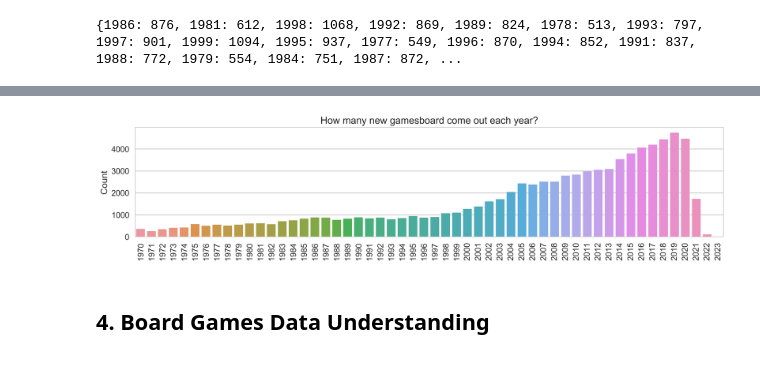
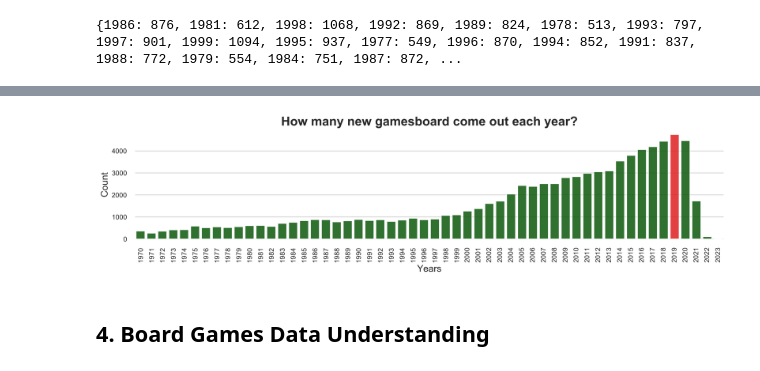
Before and after one commit to LourdesRodriguez/recommender_system, a Jupyter notebook: 2_Data_Understanding.ipynb, the cells around one changed output, grey strips where cells are left out. Saved outputs shown, nothing was run; the diff lists cells and outputs as text; code cells hidden in the pictures.

```diff
--- a/2_Data_Understanding.ipynb
+++ b/2_Data_Understanding.ipynb
@@ -446,11 +438,0 @@ style.available
-# %%
-yy= list(year_count.values())
-xy= list(year_count.keys())
-
-style.use('seaborn-talk')
-plt.figure(figsize=(15,3))
-plt.bar(xy,yy, alpha=0.6, color=list('rgbkymc'))
-plt.xticks(xy, rotation=90)
-plt.ylabel('Count')
-plt.title('How many new gamesboard come out each year?')
-plt.show();
@@ -459,16 +439,24 @@ plt.show();
 # %%
+yy= list(year_count.values())
+xy= list(year_count.keys())
+
 fig = plt.figure(figsize=(15,3), dpi=300)
 ax = fig.gca()
 
-style.use('seaborn-talk')
-year=sns.barplot(x=xy, y=yy, ax=ax)
-plt.setp(year.get_xticklabels(), rotation=90)
+sns.set_style("whitegrid")
+sns.set_context("notebook", font_scale = 1, rc={'axes.titlesize': 15})
+values = np.array(yy)
+clrs = ['darkgreen' if (x < max(values)) else 'red' for x in values ]
+bar=sns.barplot(x=xy, y=yy, ax=ax, palette=clrs, alpha = 0.85)
 
-plt.ylabel('Count')
-plt.title('How many new gamesboard come out each year?')
+sns.despine(left=True, bottom=True)
+plt.setp(bar.get_xticklabels(), rotation=90)
+bar.set_title('How many new gamesboard come out each year?',fontdict= { 'fontsize': 20, 'fontweight':'bold'})
+bar.set_xlabel('Years',fontsize = 15, )
+bar.set_ylabel('Count',fontsize = 15 )
 plt.show();
 # %% [output]
-[figure, old version]
+[figure, new version]
 # %% [markdown]
 <a id="udu"></a>
 
```
Also changed, not shown: parts of 4 cells of this notebook.
